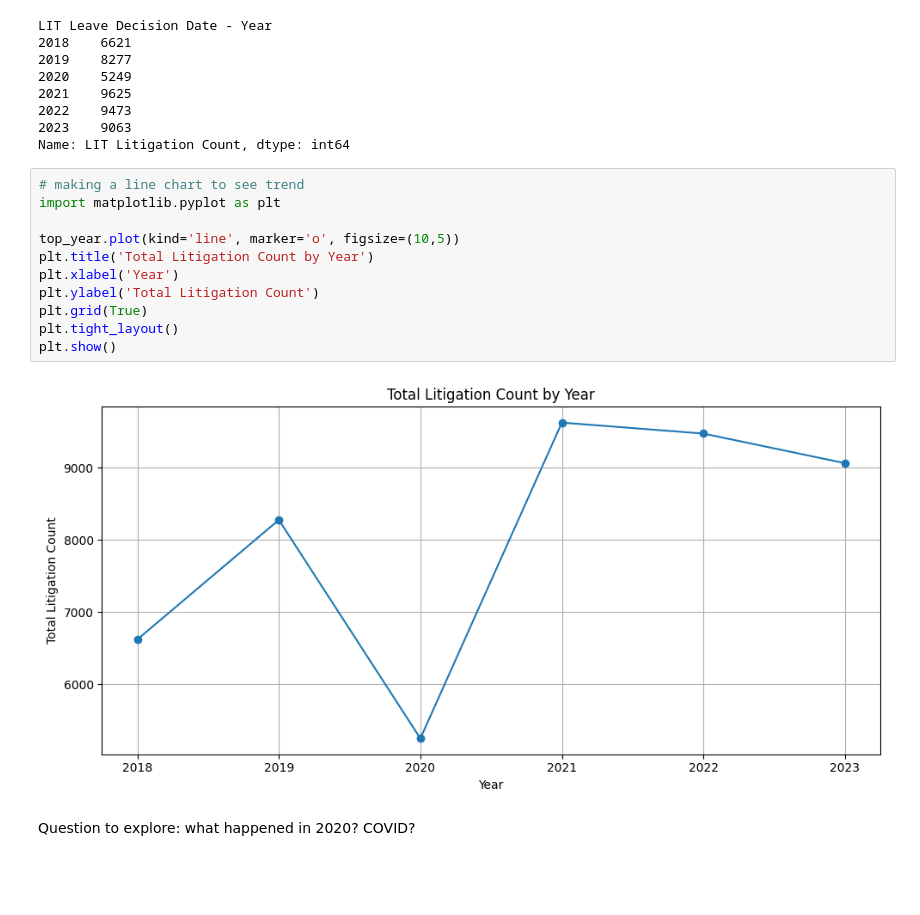
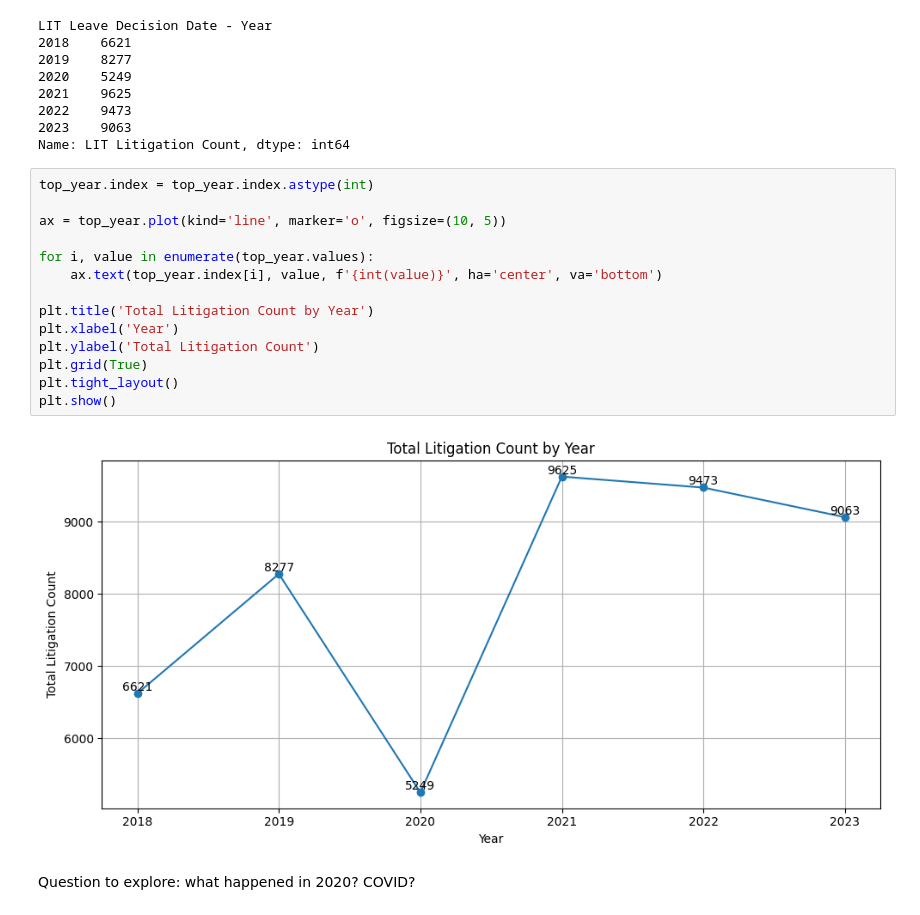
Before and after one commit to ismailbhinder/Public-Transparency-for-Immigration-Law-Canada, a Jupyter notebook: notebooks/EDA litigation case data.ipynb, the cells around one changed output. Drawn from its saved outputs; the diff is of its cells as text; blank space fills up the shorter version.

```diff
--- a/notebooks/EDA litigation case data.ipynb
+++ b/notebooks/EDA litigation case data.ipynb
@@ -55,18 +55,21 @@ LIT Leave Decision Date - Year
 2023    9063
 Name: LIT Litigation Count, dtype: int64
 # %%
-# making a line chart to see trend
-import matplotlib.pyplot as plt
+top_year.index = top_year.index.astype(int)
 
-top_year.plot(kind='line', marker='o', figsize=(10,5))
+ax = top_year.plot(kind='line', marker='o', figsize=(10, 5))
+
+for i, value in enumerate(top_year.values):
+    ax.text(top_year.index[i], value, f'{int(value)}', ha='center', va='bottom')
+
 plt.title('Total Litigation Count by Year')
 plt.xlabel('Year')
 plt.ylabel('Total Litigation Count')
 plt.grid(True)
 plt.tight_layout()
 plt.show()
 # %% [output]
-[figure, old version]
+[figure, new version]
 # %% [markdown]
 Question to explore: what happened in 2020? COVID?
 # %%
```
Also changed, not shown: parts of 22 cells of this notebook.
